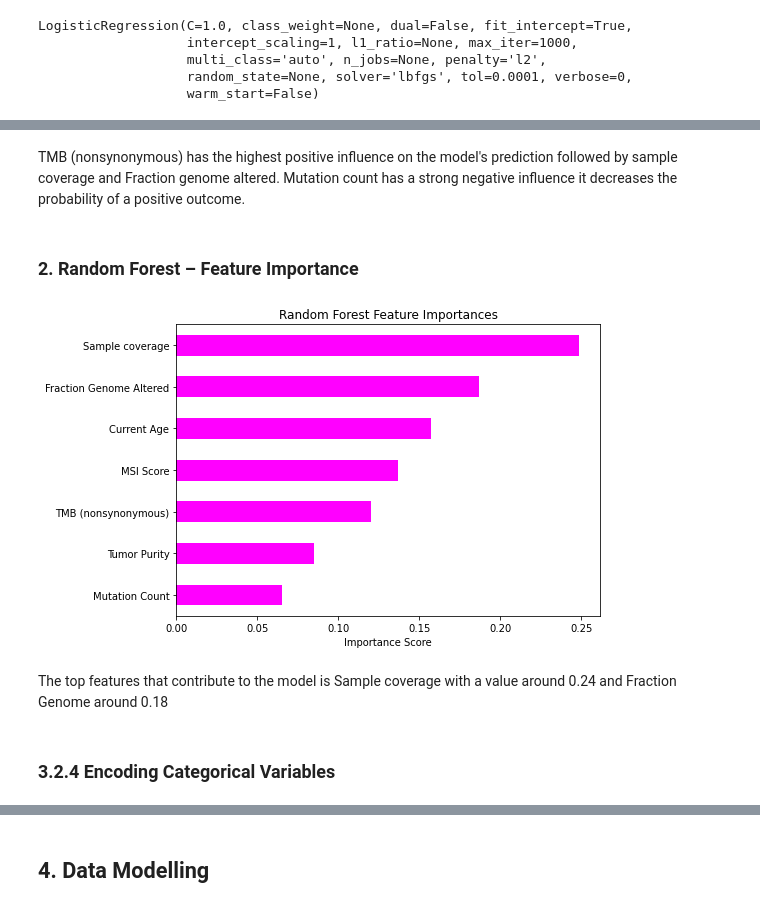
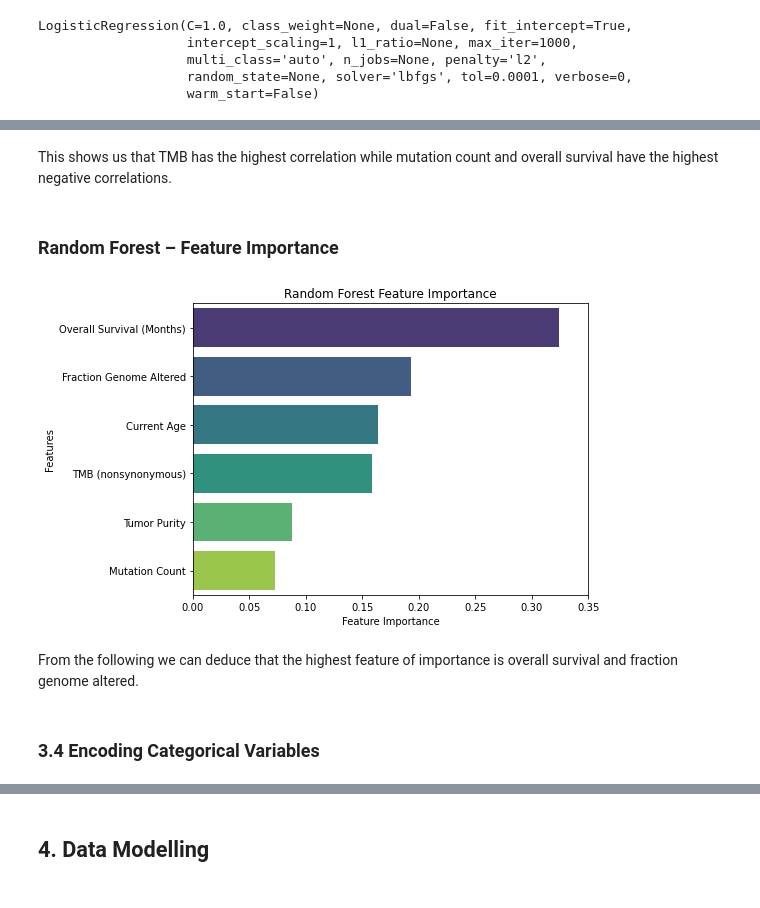
Before and after one commit to chriskarta/Pancreatic-Cancer-Survival-Prediction, a Jupyter notebook: index.ipynb, the cells around one changed output, grey strips where cells are left out. Saved outputs shown, nothing was run; the diff lists cells and outputs as text; code cells hidden in the pictures.

```diff
--- a/index.ipynb
+++ b/index.ipynb
@@ -304,0 +282,5 @@ In this section , we look into key patient characteristics, treatment factors, a
+# %%
+# Filled rows with means
+pancreatic_cancer_filtered['Tumor Purity'].fillna(pancreatic_cancer_filtered['Tumor Purity'].mean(), inplace= True)
+pancreatic_cancer_filtered['Mutation Count'].fillna(pancreatic_cancer_filtered['Mutation Count'].mean(), inplace = True)
+pancreatic_cancer_filtered['Fraction Genome Altered'].fillna(pancreatic_cancer_filtered['Fraction Genome Altered'].mean(), inplace = True)
@@ -543,16 +762,16 @@ Feature importance shows how valuable each feature is in predicting the target o
 # %%
 # Replacing missing values with the mean
-numeric_cols = ['TMB (nonsynonymous)', 'Tumor Purity', 'Mutation Count', 'MSI Score', 'Fraction Genome Altered']
+numeric_cols = ['TMB (nonsynonymous)', 'Tumor Purity', 'Mutation Count', 'Fraction Genome Altered']
 
  # Ensure numeric and fill NaNs with mean
 for col in numeric_cols:
-    df_filtered[col] = pd.to_numeric(df_filtered[col], errors='coerce')
-    df_filtered[col] = df_filtered[col].fillna(df_filtered[col].mean())
+    pancreatic_cancer_filtered[col] = pd.to_numeric(pancreatic_cancer_filtered[col], errors='coerce')
+    pancreatic_cancer_filtered[col] = pancreatic_cancer_filtered[col].fillna(pancreatic_cancer_filtered[col].mean())
 # %%
-X = df_filtered[['Current Age', 'TMB (nonsynonymous)', 'Tumor Purity',
-                 'Mutation Count', 'MSI Score', 'Fraction Genome Altered',
-                 'Sample coverage']]
-y = LabelEncoder().fit_transform(df_filtered['Overall Survival Status'])
+X = pancreatic_cancer_filtered[['Current Age', 'TMB (nonsynonymous)', 'Tumor Purity',
+                 'Mutation Count', 'Fraction Genome Altered','Overall Survival (Months)',
+                 ]]
+y = LabelEncoder().fit_transform(pancreatic_cancer_filtered['Overall Survival Status'])
 
 # Scale and split
 scaler = StandardScaler()
@@ -589,30 +808,34 @@ plt.show()
-# %% [markdown]
-TMB (nonsynonymous) has the highest positive influence on the model's prediction followed by sample coverage and Fraction genome altered.
-Mutation count has a strong negative influence it decreases the probability of a positive outcome.
+# %% [markdown]
+This shows us that TMB has the highest correlation while mutation count and overall survival have the highest negative correlations.
 # %% [markdown]
-### 2. Random Forest – Feature Importance
+### Random Forest – Feature Importance
 # %%
-X_train_raw, X_test_raw, _, _ = train_test_split(X, y, test_size=0.2, random_state=42)
+X_train, X_test, y_train, y_test = train_test_split(X, y, test_size=0.2, random_state=42)
 
-# Train model
-rf = RandomForestClassifier(n_estimators=100, random_state=42)
-rf.fit(X_train_raw, y_train)
+#Training the model
 
-# Get feature importances
-rf_importances = pd.Series(rf.feature_importances_, index=features).sort_values()
+rf_model = RandomForestClassifier(n_estimators=100, random_state=42)
+rf_model.fit(X_train, y_train)
+
+#Geting the important features
+rf_importances = rf_model.feature_importances_
 # %%
-# Plot
+#Plotting the Importances
+
 plt.figure(figsize=(8, 5))
-rf_importances.plot(kind='barh', color='magenta')
-plt.title("Random Forest Feature Importances")
-plt.xlabel("Importance Score")
+sorted_idx = rf_model.feature_importances_.argsort()[::-1]
+sns.barplot(x=rf_model.feature_importances_[sorted_idx], y=X.columns[sorted_idx], palette='viridis')
+plt.title('Random Forest Feature Importance')
+plt.xlabel('Feature Importance')
+plt.ylabel('Features')
+plt.xlim(0, 0.35)
 plt.tight_layout()
 plt.show()
 # %% [output]
-[figure, old version]
+[figure, new version]
-# %% [markdown]
-The top features that contribute to the model is Sample coverage with a value around 0.24 and Fraction Genome around 0.18
+# %% [markdown]
+From the following we can deduce that the highest feature of importance is overall survival and fraction genome altered.
 # %% [markdown]
-###  3.2.4 Encoding Categorical Variables
+### 3.4 Encoding Categorical Variables
 # %%
 # Create copies to avoid modifying original DataFrame directly
```
Also changed, not shown: parts of 188 cells of this notebook, 2 other files.
